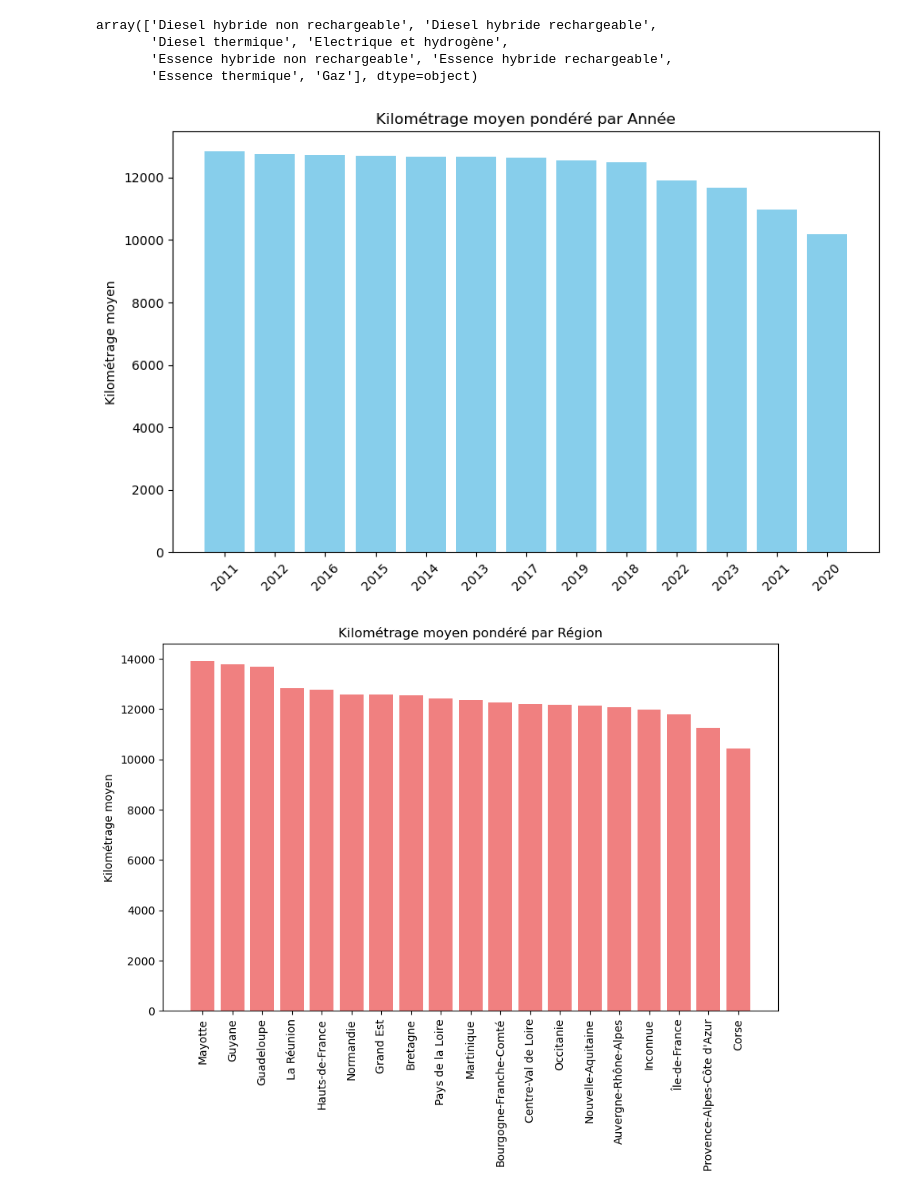
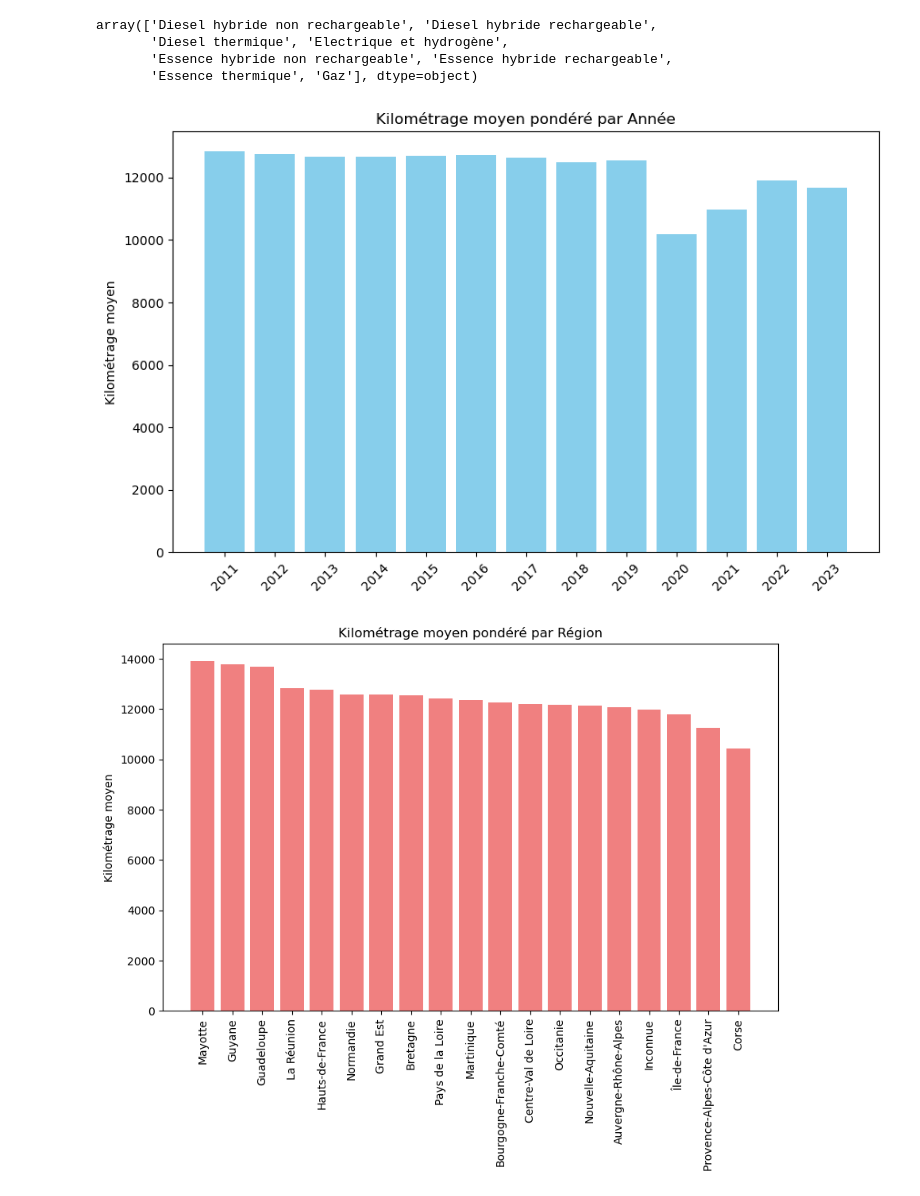
Before and after one commit to HugoMorand/Statapp, a Jupyter notebook: StatDes/plot.ipynb, the cells around one changed output. Saved outputs shown, nothing was run; the diff lists cells and outputs as text; code cells hidden in the pictures.

```diff
--- a/StatDes/plot.ipynb
+++ b/StatDes/plot.ipynb
@@ -430,18 +430,30 @@ def compute_metrics(groupby_var):
     ).reset_index()
     return df_grouped.sort_values("Kilométrage moyen pondéré", ascending=False)
 # %%
+import pandas as pd
+import matplotlib.pyplot as plt
+
+# Fonction pour calculer les métriques
+def compute_metrics_années(groupby_var):
+    df_grouped = df_final.groupby(groupby_var).apply(
+        lambda x: pd.Series({
+            "Kilométrage total pondéré": (x["Kilométrage"] * x["Nombre de véhicules"]).sum(),
+            "Kilométrage moyen pondéré": (x["Kilométrage"] * x["Nombre de véhicules"]).sum() / x["Nombre de véhicules"].sum()
+        })
+    ).reset_index()
+    return df_grouped.sort_values(groupby_var)  # Trier par la variable de regroupement
 
 # ========================== 1️⃣ Histogramme par Année ==========================
-df_annee = compute_metrics("Année")
+df_annee = compute_metrics_années("Année")
 
 plt.figure(figsize=(10, 6))
 plt.bar(df_annee["Année"], df_annee["Kilométrage moyen pondéré"], color='skyblue')
 plt.title("Kilométrage moyen pondéré par Année")
 plt.ylabel("Kilométrage moyen")
 plt.xticks(rotation=45)
 plt.show()
 # %% [output]
-[figure, old version]
+[figure, new version]
 # %%
 
 # ========================== 2️⃣ Histogramme par Région ==========================
```
Also changed, not shown: parts of 5 cells of this notebook.
